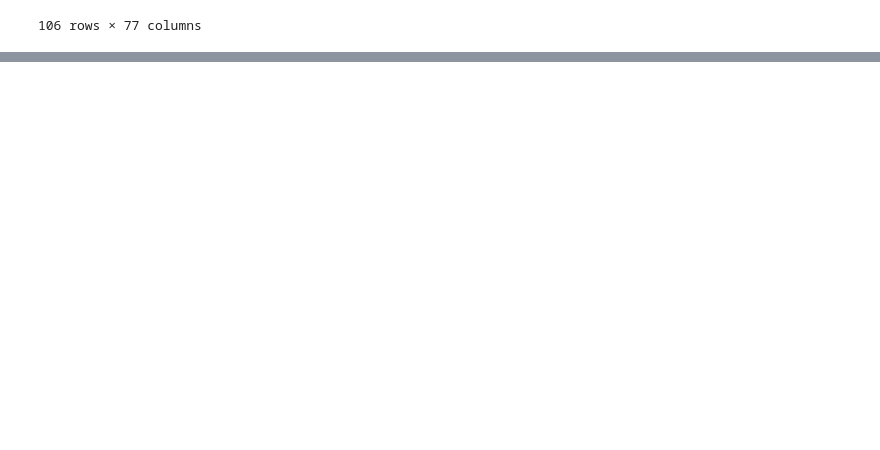
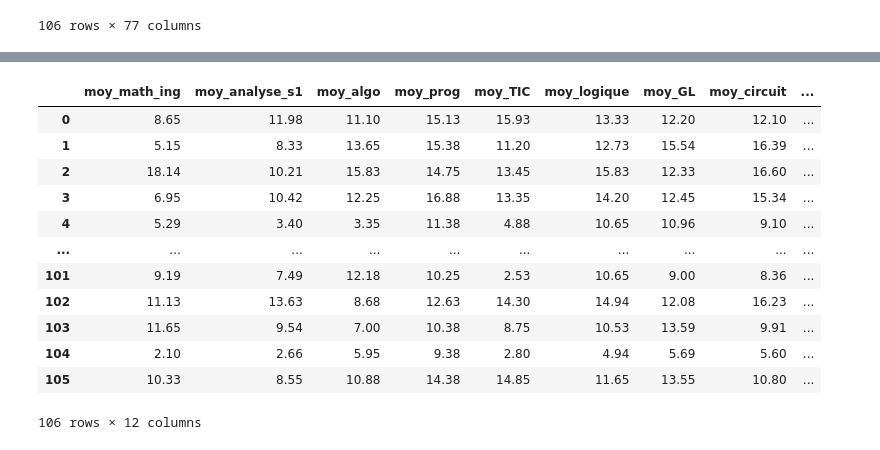
Before and after one commit to Hazem-Barkallah/Enicarthage-2024_2025, a Jupyter notebook: Grades/notebook.ipynb, the cells around one changed output, grey strips where cells are left out. Drawn from its saved outputs; the diff is of its cells as text; code cells hidden in the pictures; blank space fills up the shorter version.

```diff
--- a/Grades/notebook.ipynb
+++ b/Grades/notebook.ipynb
@@ -198,0 +204,8 @@ for i in info_1ere.columns:
+# %%
+info_1ere["reussite"] = np.where(info_1ere["moyenne_annuelle"] >= 10, 'A', 'R')
+info_1ere["reussite"]=info_1ere["reussite"].map({'A':1,'R':0})
+# %%
+columns = list(info_1ere.columns)
+last_column = columns.pop(-1)
+columns.insert(4, last_column)
+info_1ere=info_1ere[columns]
@@ -198,0 +239,17 @@ for i in info_1ere.columns:
+# %%
+X=info_1ere[[feature for feature in info_1ere.columns[6:columns.index('cc_proba/stat')] if feature.startswith('moy_')]]
+X
+# %% [output]
+|  | moy_math_ing | moy_analyse_s1 | moy_algo | moy_prog | moy_TIC | moy_logique | moy_GL | moy_circuit | ... |
+| 0 | 8.65 | 11.98 | 11.10 | 15.13 | 15.93 | 13.33 | 12.20 | 12.10 | ... |
+| 1 | 5.15 | 8.33 | 13.65 | 15.38 | 11.20 | 12.73 | 15.54 | 16.39 | ... |
+| 2 | 18.14 | 10.21 | 15.83 | 14.75 | 13.45 | 15.83 | 12.33 | 16.60 | ... |
+| 3 | 6.95 | 10.42 | 12.25 | 16.88 | 13.35 | 14.20 | 12.45 | 15.34 | ... |
+| 4 | 5.29 | 3.40 | 3.35 | 11.38 | 4.88 | 10.65 | 10.96 | 9.10 | ... |
+| ... | ... | ... | ... | ... | ... | ... | ... | ... | ... |
+| 101 | 9.19 | 7.49 | 12.18 | 10.25 | 2.53 | 10.65 | 9.00 | 8.36 | ... |
+| 102 | 11.13 | 13.63 | 8.68 | 12.63 | 14.30 | 14.94 | 12.08 | 16.23 | ... |
+| 103 | 11.65 | 9.54 | 7.00 | 10.38 | 8.75 | 10.53 | 13.59 | 9.91 | ... |
+| 104 | 2.10 | 2.66 | 5.95 | 9.38 | 2.80 | 4.94 | 5.69 | 5.60 | ... |
+| 105 | 10.33 | 8.55 | 10.88 | 14.38 | 14.85 | 11.65 | 13.55 | 10.80 | ... |
+106 rows × 12 columns
```
Also changed, not shown: parts of 8 cells of this notebook.
